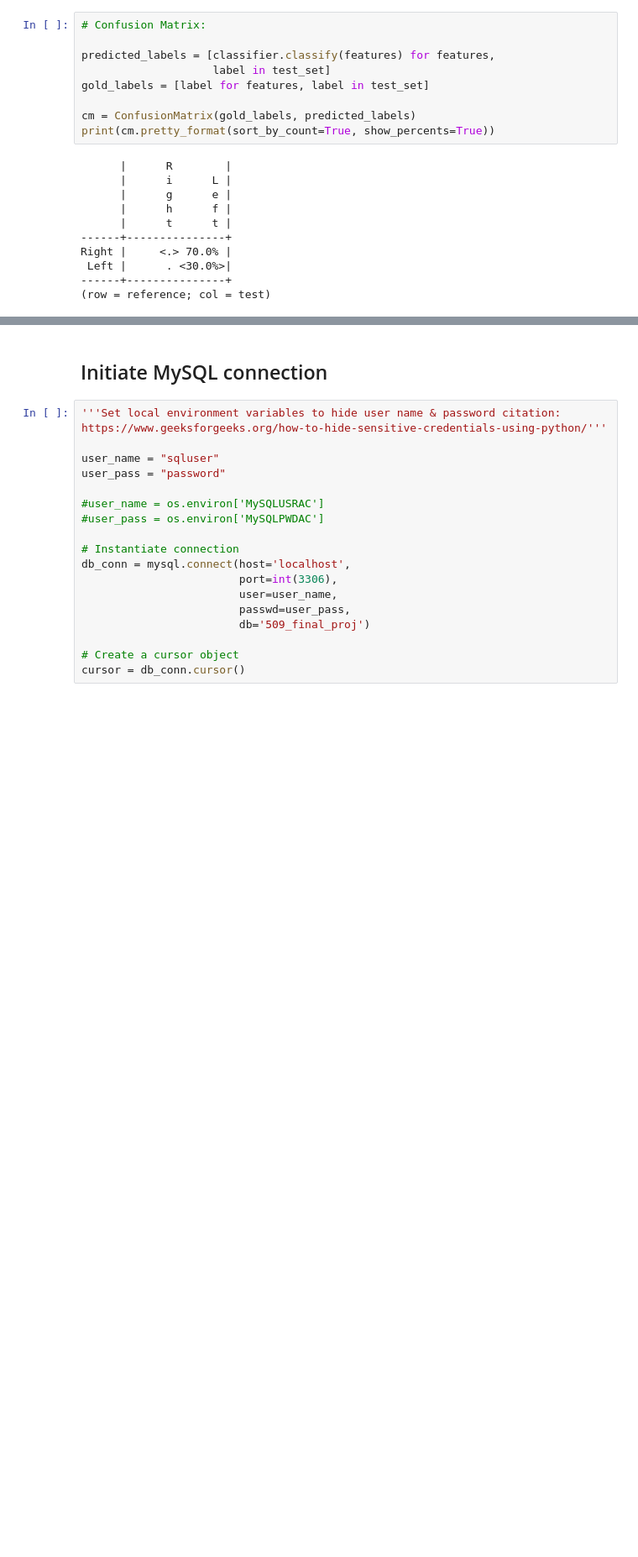
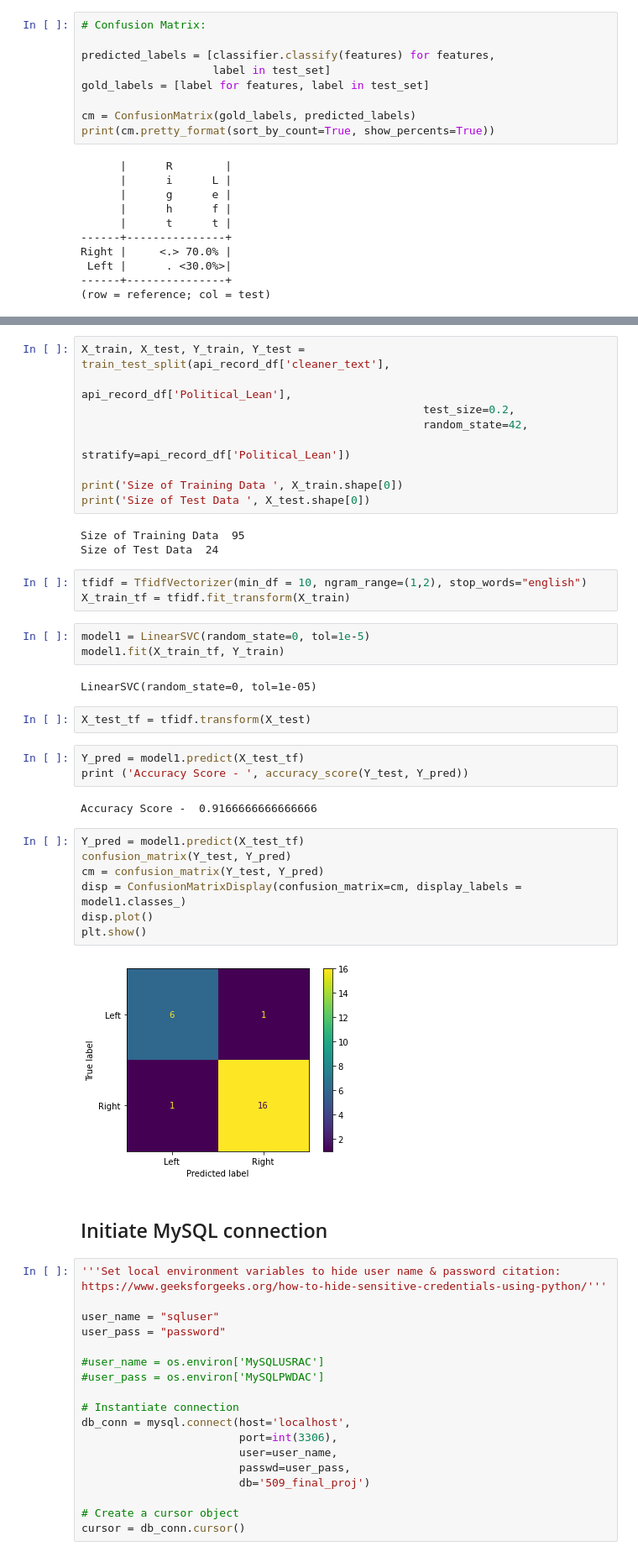
Before and after one commit to fausa/Bias_Detection_in_Journalism, a Jupyter notebook: deliverables/ADS509_FausA_Final_Project_01_API_v2_webscrape.ipynb, the cells around one changed output, grey strips where cells are left out. Shown at 84% size. Drawn from its saved outputs; the diff is of its cells as text; blank space fills up the shorter version.

Commit message:
rough svm classifier/further cleaned data

```diff
--- a/deliverables/ADS509_FausA_Final_Project_01_API_v2_webscrape.ipynb
+++ b/deliverables/ADS509_FausA_Final_Project_01_API_v2_webscrape.ipynb
@@ -454,3 +479,39 @@ Right |     <.> 70.0% |
+# %%
+X_train, X_test, Y_train, Y_test = train_test_split(api_record_df['cleaner_text'],
+                                                    api_record_df['Political_Lean'],
+                                                    test_size=0.2,
+                                                    random_state=42,
+                                                    stratify=api_record_df['Political_Lean'])
+
+print('Size of Training Data ', X_train.shape[0])
+print('Size of Test Data ', X_test.shape[0])
+# %% [output]
+Size of Training Data  95
+Size of Test Data  24
+# %%
+tfidf = TfidfVectorizer(min_df = 10, ngram_range=(1,2), stop_words="english")
+X_train_tf = tfidf.fit_transform(X_train)
+# %%
+model1 = LinearSVC(random_state=0, tol=1e-5)
+model1.fit(X_train_tf, Y_train)
+# %% [output]
+LinearSVC(random_state=0, tol=1e-05)
+# %%
+X_test_tf = tfidf.transform(X_test)
+# %%
+Y_pred = model1.predict(X_test_tf)
+print ('Accuracy Score - ', accuracy_score(Y_test, Y_pred))
+# %% [output]
+Accuracy Score -  0.9166666666666666
+# %%
+Y_pred = model1.predict(X_test_tf)
+confusion_matrix(Y_test, Y_pred)
+cm = confusion_matrix(Y_test, Y_pred)
+disp = ConfusionMatrixDisplay(confusion_matrix=cm, display_labels = model1.classes_)
+disp.plot()
+plt.show()
+# %% [output]
+[figure, added]
 # %% [markdown]
 ## Initiate MySQL connection
 # %%
```
Also changed, not shown: parts of 4 cells of this notebook.
